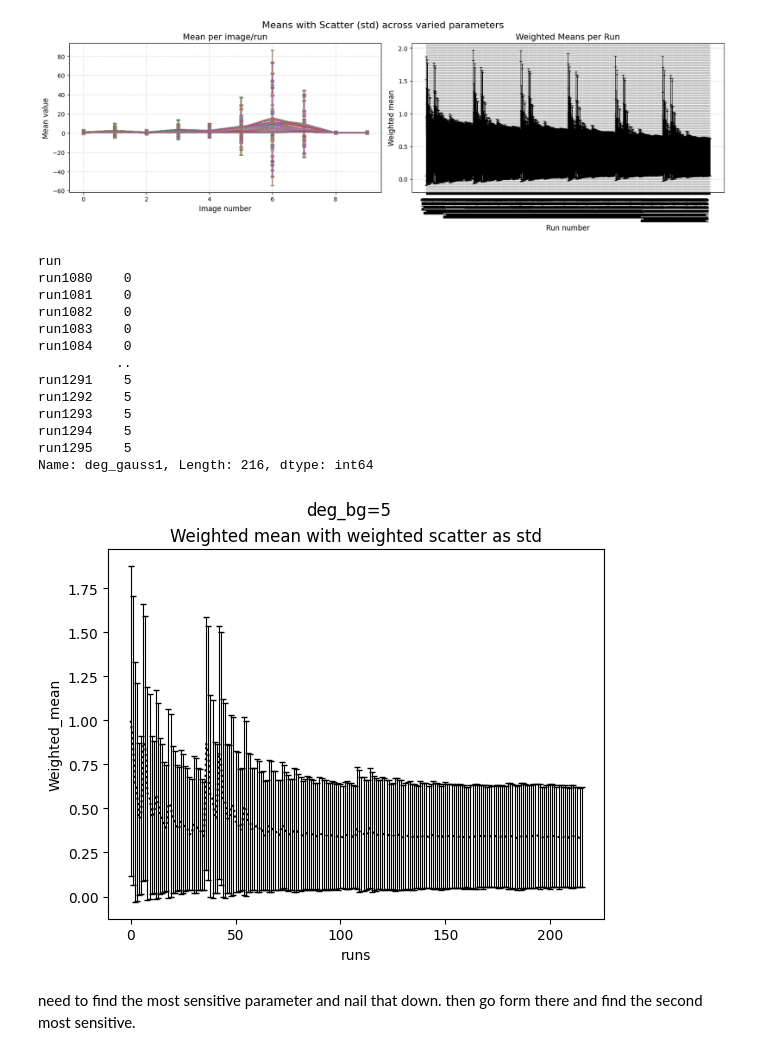
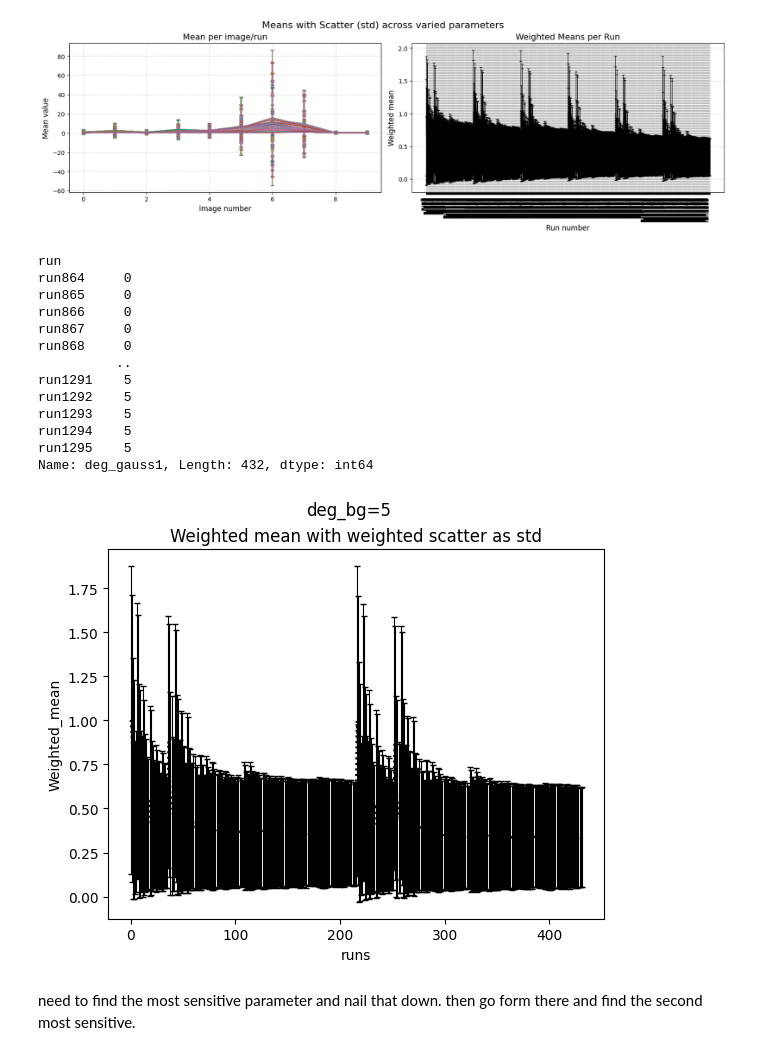
Before and after one commit to damianfrench/Physics-3rd-year-DIA-Lab, a Jupyter notebook: mean_scatter.ipynb, the cells around one changed output. Cells and saved outputs as stored; diff of their text form; code cells hidden in the pictures.

```diff
--- a/mean_scatter.ipynb
+++ b/mean_scatter.ipynb
@@ -200,44 +200,44 @@ def add_free_parameters(config_df):
 
 
 
-Index=config_df[config_df['deg_bg']==5].index
+Index = config_df[(config_df['deg_bg'] == 4) | (config_df['deg_bg'] == 5)].index
 Weights_end_df=Weighted_df.loc[Index]
 config_end_df=config_df.loc[Index]
 
 Weights_end_df=Weights_end_df.merge(config_end_df[['deg_bg','deg_gauss1','deg_gauss2','deg_gauss3','ngauss']],left_index=True,right_index=True)
 Weights_end_df=add_free_parameters(Weights_end_df)
 
 #print(configs_df)
 print(config_end_df['deg_gauss1'])
 
 fig,ax=plt.subplots()
 plotting_weighted_mean(
     ax,
     Weights_end_df,
     color='black',
     marker='s',color_bar=None
 )
 
 ax.set_xlabel('runs')
 ax.set_ylabel('Weighted_mean')
 ax.set_title('Weighted mean with weighted scatter as std')
 fig.suptitle('deg_bg=5')
 plt.show()
 # %% [output]
 run
-run1080    0
-run1081    0
-run1082    0
-run1083    0
-run1084    0
+run864     0
+run865     0
+run866     0
+run867     0
+run868     0
           ..
 run1291    5
 run1292    5
 run1293    5
 run1294    5
 run1295    5
-Name: deg_gauss1, Length: 216, dtype: int64
+Name: deg_gauss1, Length: 432, dtype: int64
-[figure, old version]
+[figure, new version]
 # %% [markdown]
 need to find the most sensitive parameter and nail that down. then go form there and find the second most sensitive.
 # %%
```
Also changed, not shown: parts of 3 cells of this notebook.
